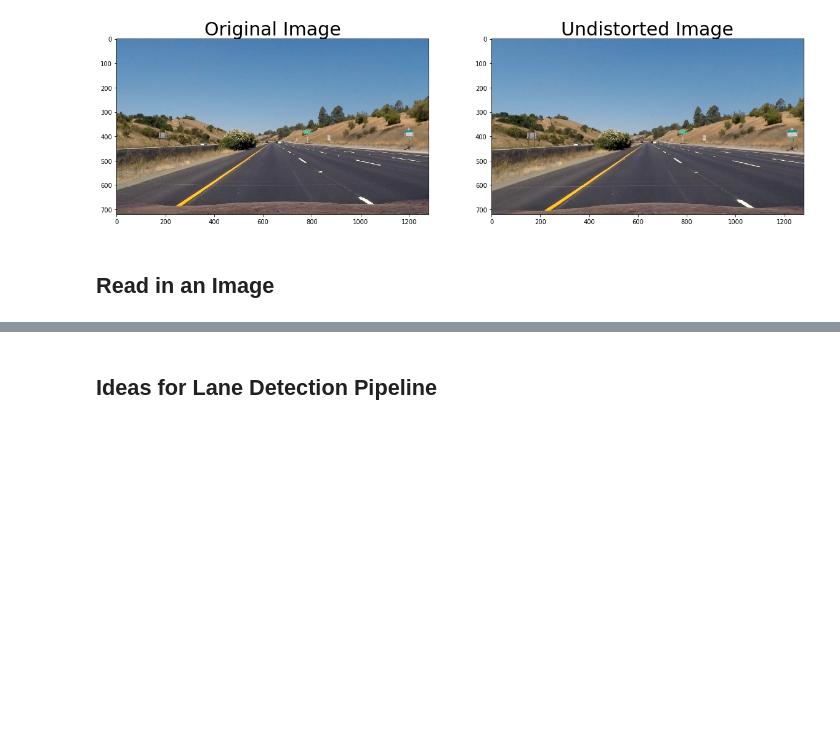
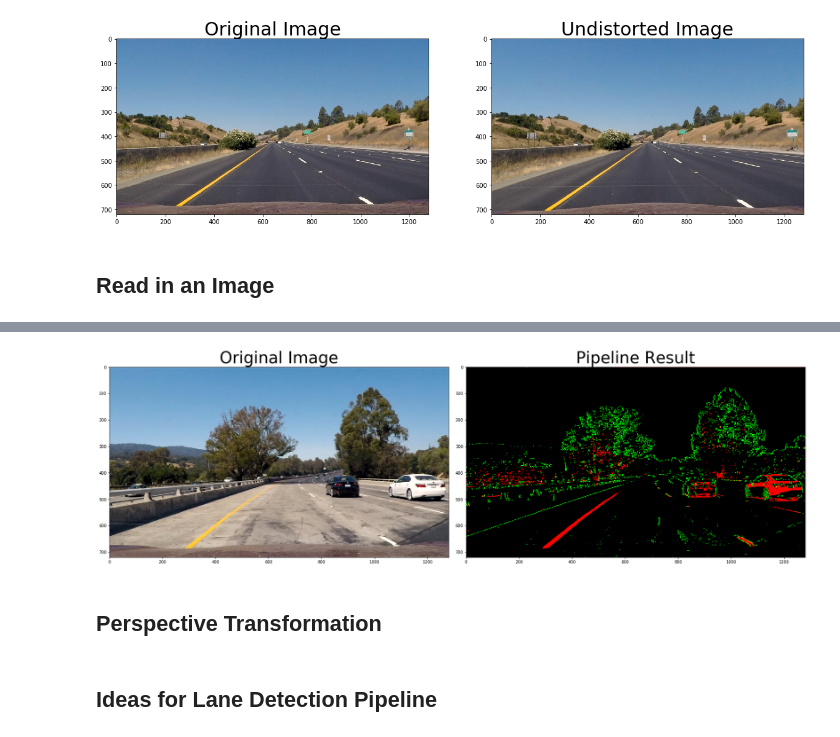
Before and after one commit to bboypupu/CarND-Advanced-Lane-Lines, a Jupyter notebook: adv_project.ipynb, the cells around one changed output, grey strips where cells are left out. Saved outputs shown, nothing was run; the diff lists cells and outputs as text; code cells hidden in the pictures; blank space fills up the shorter version.

```diff
--- a/adv_project.ipynb
+++ b/adv_project.ipynb
@@ -136,3 +141,42 @@ This image is: <class 'numpy.ndarray'> with dimensions: (540, 960, 3)
+# %%
+def binarize(img, sat_thresh=(160, 255), sx_thresh=(30, 100)):
+    img = np.copy(img)
+
+    # Convert the image to HLS color space and separte the channels
+    hls = cv2.cvtColor(img, cv2.COLOR_RGB2HLS)
+    lum_channel, sat_channel = hls[:, :, 1], hls[:, :, 2]
+
+    # Sobel operator
+    sobel_x = cv2.Sobel(lum_channel, cv2.CV_64F, 1, 0)
+    abs_sobel_x = np.absolute(sobel_x)
+    scaled_sobel_x = np.uint8(255 * abs_sobel_x / np.max(abs_sobel_x))
+
+    # Threshold x gradient
+    binary_sobel_x = np.zeros_like(scaled_sobel_x)
+    binary_sobel_x[(scaled_sobel_x >= sx_thresh[0]) & (scaled_sobel_x <= sx_thresh[1])] = 1
+
+    # Threshold color channel
+    binary_sat = np.zeros_like(sat_channel)
+    binary_sat[(sat_channel >= sat_thresh[0]) & (sat_channel <= sat_thresh[1])] = 1
+
+    # Combine each channel
+    return np.dstack((binary_sat, binary_sobel_x, np.zeros_like(binary_sobel_x))) * 255
+# %%
+result = binarize(image)
+# Plot the result
+f, (ax1, ax2) = plt.subplots(1, 2, figsize=(24, 9))
+f.tight_layout()
+
+ax1.imshow(image)
+ax1.set_title('Original Image', fontsize=40)
+
+ax2.imshow(result)
+ax2.set_title('Pipeline Result', fontsize=40)
+plt.subplots_adjust(left=0., right=1, top=0.9, bottom=0.)
+# %% [output]
+[figure, added]
+# %% [markdown]
+## Perspective Transformation
 # %% [markdown]
 ## Ideas for Lane Detection Pipeline
 # %% [markdown]
```
Also changed, not shown: parts of 4 cells of this notebook, 1 other file.
